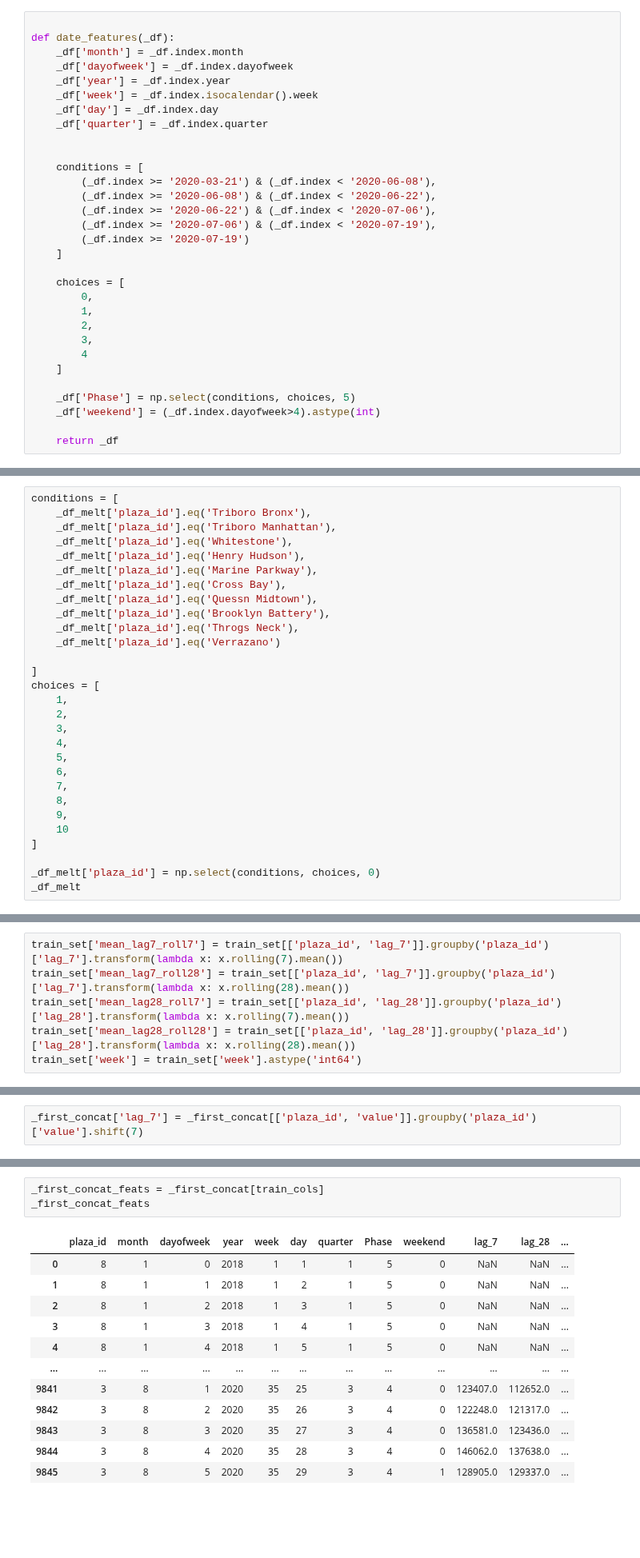
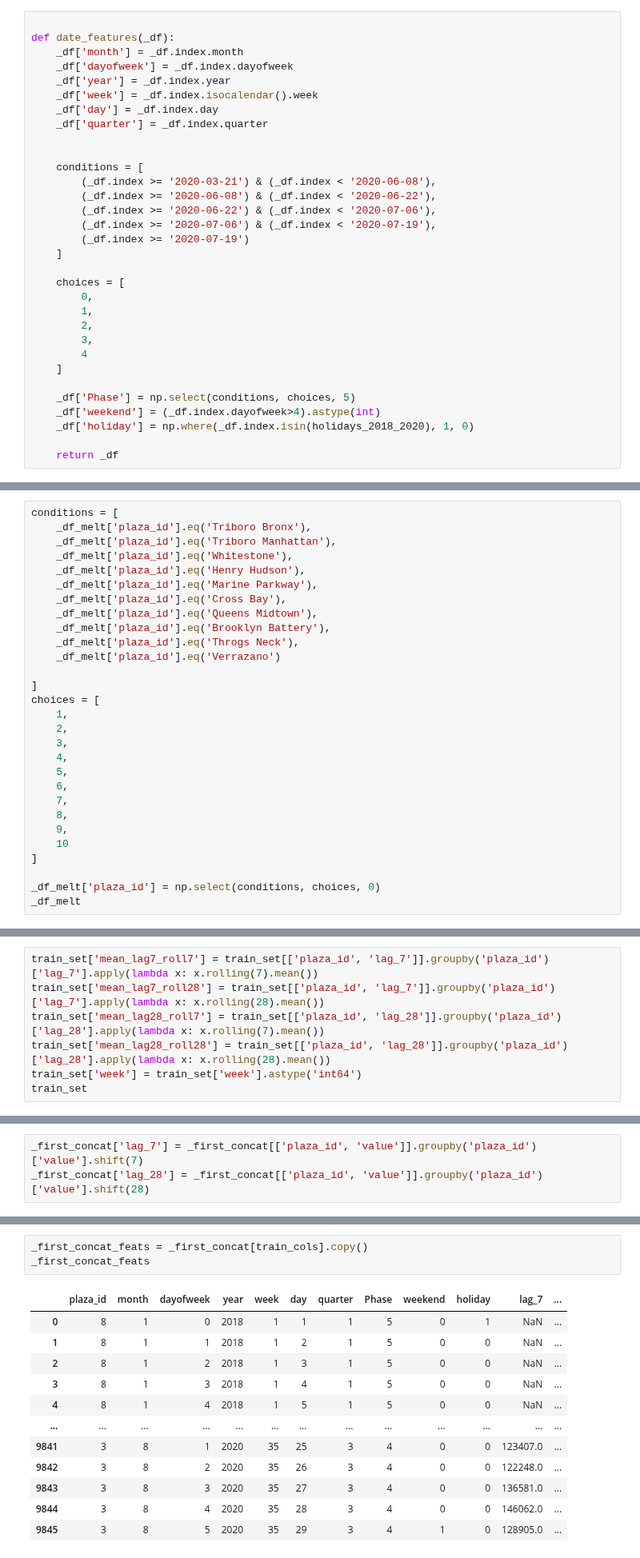
Before and after one commit to albertum1/Time_Series_MTABT, a Jupyter notebook: lgbm_trial.ipynb, the cells around one changed output, grey strips where cells are left out. Shown at 80% size. Saved outputs shown, nothing was run; the diff lists cells and outputs as text; blank space fills up the shorter version.

```diff
--- a/lgbm_trial.ipynb
+++ b/lgbm_trial.ipynb
@@ -148,6 +184,7 @@ def date_features(_df):
 
     _df['Phase'] = np.select(conditions, choices, 5)
     _df['weekend'] = (_df.index.dayofweek>4).astype(int)
+    _df['holiday'] = np.where(_df.index.isin(holidays_2018_2020), 1, 0)
 
     return _df
 # %%
@@ -161,7 +198,7 @@ conditions = [
     _df_melt['plaza_id'].eq('Henry Hudson'),
     _df_melt['plaza_id'].eq('Marine Parkway'),
     _df_melt['plaza_id'].eq('Cross Bay'),
-    _df_melt['plaza_id'].eq('Quessn Midtown'),
+    _df_melt['plaza_id'].eq('Queens Midtown'),
     _df_melt['plaza_id'].eq('Brooklyn Battery'),
     _df_melt['plaza_id'].eq('Throgs Neck'),
     _df_melt['plaza_id'].eq('Verrazano')
@@ -223,6 +260,7 @@ train_set
 # %%
-train_set['mean_lag7_roll7'] = train_set[['plaza_id', 'lag_7']].groupby('plaza_id')['lag_7'].transform(lambda x: x.rolling(7).mean())
-train_set['mean_lag7_roll28'] = train_set[['plaza_id', 'lag_7']].groupby('plaza_id')['lag_7'].transform(lambda x: x.rolling(28).mean())
-train_set['mean_lag28_roll7'] = train_set[['plaza_id', 'lag_28']].groupby('plaza_id')['lag_28'].transform(lambda x: x.rolling(7).mean())
-train_set['mean_lag28_roll28'] = train_set[['plaza_id', 'lag_28']].groupby('plaza_id')['lag_28'].transform(lambda x: x.rolling(28).mean())
+train_set['mean_lag7_roll7'] = train_set[['plaza_id', 'lag_7']].groupby('plaza_id')['lag_7'].apply(lambda x: x.rolling(7).mean())
+train_set['mean_lag7_roll28'] = train_set[['plaza_id', 'lag_7']].groupby('plaza_id')['lag_7'].apply(lambda x: x.rolling(28).mean())
+train_set['mean_lag28_roll7'] = train_set[['plaza_id', 'lag_28']].groupby('plaza_id')['lag_28'].apply(lambda x: x.rolling(7).mean())
+train_set['mean_lag28_roll28'] = train_set[['plaza_id', 'lag_28']].groupby('plaza_id')['lag_28'].apply(lambda x: x.rolling(28).mean())
 train_set['week'] = train_set['week'].astype('int64')
+train_set
@@ -328,5 +370,6 @@ _first_concat
 # %%
 _first_concat['lag_7'] = _first_concat[['plaza_id', 'value']].groupby('plaza_id')['value'].shift(7)
+_first_concat['lag_28'] = _first_concat[['plaza_id', 'value']].groupby('plaza_id')['value'].shift(28)
 # %%
 _first_concat
 # %% [output]
@@ -452,16 +415,16 @@ _first_concat.loc[_first_concat['datetime'] >= '2020-08-23']
 # %%
-_first_concat_feats = _first_concat[train_cols]
+_first_concat_feats = _first_concat[train_cols].copy()
 _first_concat_feats
 # %% [output]
-|  | plaza_id | month | dayofweek | year | week | day | quarter | Phase | weekend | lag_7 | lag_28 | ... |
-| 0 | 8 | 1 | 0 | 2018 | 1 | 1 | 1 | 5 | 0 | NaN | NaN | ... |
-| 1 | 8 | 1 | 1 | 2018 | 1 | 2 | 1 | 5 | 0 | NaN | NaN | ... |
-| 2 | 8 | 1 | 2 | 2018 | 1 | 3 | 1 | 5 | 0 | NaN | NaN | ... |
-| 3 | 8 | 1 | 3 | 2018 | 1 | 4 | 1 | 5 | 0 | NaN | NaN | ... |
-| 4 | 8 | 1 | 4 | 2018 | 1 | 5 | 1 | 5 | 0 | NaN | NaN | ... |
+|  | plaza_id | month | dayofweek | year | week | day | quarter | Phase | weekend | holiday | lag_7 | ... |
+| 0 | 8 | 1 | 0 | 2018 | 1 | 1 | 1 | 5 | 0 | 1 | NaN | ... |
+| 1 | 8 | 1 | 1 | 2018 | 1 | 2 | 1 | 5 | 0 | 0 | NaN | ... |
+| 2 | 8 | 1 | 2 | 2018 | 1 | 3 | 1 | 5 | 0 | 0 | NaN | ... |
+| 3 | 8 | 1 | 3 | 2018 | 1 | 4 | 1 | 5 | 0 | 0 | NaN | ... |
+| 4 | 8 | 1 | 4 | 2018 | 1 | 5 | 1 | 5 | 0 | 0 | NaN | ... |
 | ... | ... | ... | ... | ... | ... | ... | ... | ... | ... | ... | ... | ... |
-| 9841 | 3 | 8 | 1 | 2020 | 35 | 25 | 3 | 4 | 0 | 123407.0 | 112652.0 | ... |
-| 9842 | 3 | 8 | 2 | 2020 | 35 | 26 | 3 | 4 | 0 | 122248.0 | 121317.0 | ... |
-| 9843 | 3 | 8 | 3 | 2020 | 35 | 27 | 3 | 4 | 0 | 136581.0 | 123436.0 | ... |
-| 9844 | 3 | 8 | 4 | 2020 | 35 | 28 | 3 | 4 | 0 | 146062.0 | 137638.0 | ... |
-| 9845 | 3 | 8 | 5 | 2020 | 35 | 29 | 3 | 4 | 1 | 128905.0 | 129337.0 | ... |
+| 9841 | 3 | 8 | 1 | 2020 | 35 | 25 | 3 | 4 | 0 | 0 | 123407.0 | ... |
+| 9842 | 3 | 8 | 2 | 2020 | 35 | 26 | 3 | 4 | 0 | 0 | 122248.0 | ... |
+| 9843 | 3 | 8 | 3 | 2020 | 35 | 27 | 3 | 4 | 0 | 0 | 136581.0 | ... |
+| 9844 | 3 | 8 | 4 | 2020 | 35 | 28 | 3 | 4 | 0 | 0 | 146062.0 | ... |
+| 9845 | 3 | 8 | 5 | 2020 | 35 | 29 | 3 | 4 | 1 | 0 | 128905.0 | ... |
```
Also changed, not shown: parts of 102 cells of this notebook.
